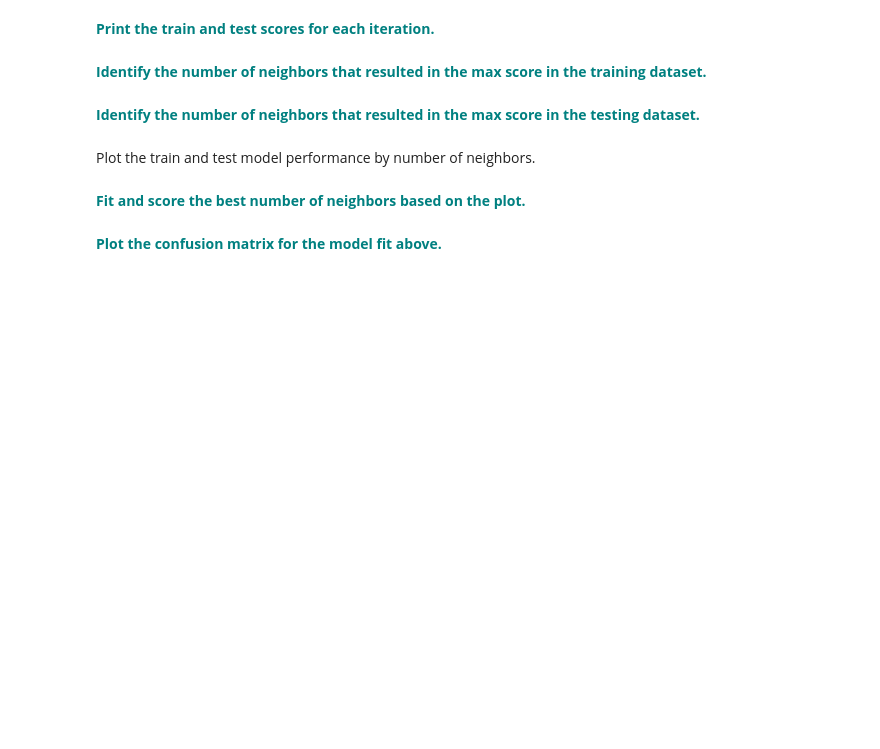
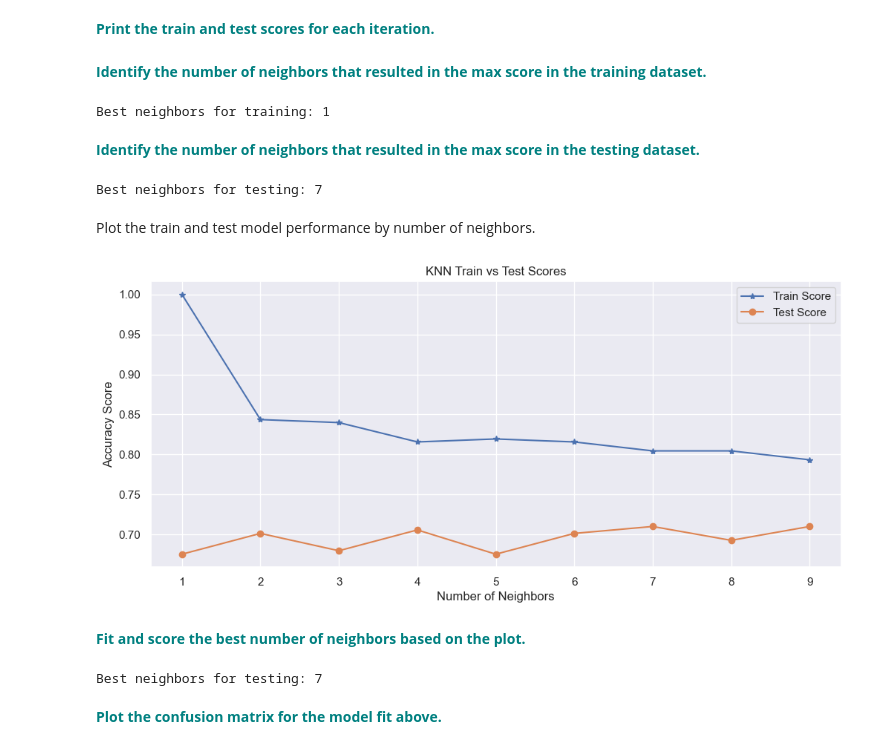
Before and after one commit to sowmyakapula/GridSearchHyperparameterOptimization, a Jupyter notebook: GridSearchKNN_Case_Study.ipynb, the cells around one changed output. Cells and saved outputs as stored; diff of their text form; code cells hidden in the pictures; blank space fills up the shorter version.

```diff
--- a/GridSearchKNN_Case_Study.ipynb
+++ b/GridSearchKNN_Case_Study.ipynb
@@ -130,6 +130,8 @@ df.hist(figsize=(12,10))
 plt.show()
 # %% [output]
 [figure]
+# %%
+df.fillna(df.median(), inplace=True)
 # %% [markdown]
 #### Plot the correlation matrix heatmap
 # %%
@@ -179,8 +184,10 @@ train_scores = []
 
 for i in range(1,10):
 
-    knn = KNeighborsClassifier(i)
-    knn.fit(X_train,y_train)
+    knn = KNeighborsClassifier(n_neighbors=i)
 
-    train_scores.append(knn.score(X_train,y_train))
-    test_scores.append(knn.score(X_test,y_test))
+    knn.fit(X_train, y_train)
+
+    train_scores.append(knn.score(X_train, y_train))
+
+    test_scores.append(knn.score(X_test, y_test))
@@ -190,25 +194,17 @@ KNeighborsClassifier does not accept missing values encoded as NaN natively. For
 # %% [markdown]
 **<font color='teal'> Print the train and test scores for each iteration.</font>**
 # %%
-from sklearn.neighbors import KNeighborsClassifier
-
-neighbors = range(1,50)
-
 train_scores = []
 test_scores = []
 
-for k in neighbors:
+for i in range(1,10):
 
-    knn = KNeighborsClassifier(n_neighbors=k)
+    knn = KNeighborsClassifier(n_neighbors=i)
 
-    knn.fit(X_train_scaled, y_train)
+    knn.fit(X_train, y_train)
 
-    train_scores.append(knn.score(X_train_scaled, y_train))
-    test_scores.append(knn.score(X_test_scaled, y_test))
-
-    print("Neighbors:", k,
-          "Train Score:", knn.score(X_train_scaled, y_train),
-          "Test Score:", knn.score(X_test_scaled, y_test))
+    train_scores.append(knn.score(X_train, y_train))
+    test_scores.append(knn.score(X_test, y_test))
 # %% [markdown]
 **<font color='teal'> Identify the number of neighbors that resulted in the max score in the training dataset. </font>**
 # %%
@@ -219,6 +215,8 @@ train_index = train_scores.index(max_train_score)
 best_train_neighbors = neighbors[train_index]
 
 print("Best neighbors for training:", best_train_neighbors)
+# %% [output]
+Best neighbors for training: 1
 # %% [markdown]
 **<font color='teal'> Identify the number of neighbors that resulted in the max score in the testing dataset. </font>**
 # %%
@@ -229,12 +227,24 @@ test_index = test_scores.index(max_test_score)
 best_test_neighbors = neighbors[test_index]
 
 print("Best neighbors for testing:", best_test_neighbors)
+# %% [output]
+Best neighbors for testing: 7
 # %% [markdown]
 Plot the train and test model performance by number of neighbors.
 # %%
 plt.figure(figsize=(12,5))
-p = sns.lineplot(range(1,10),train_scores,marker='*',label='Train Score')
-p = sns.lineplot(range(1,10),test_scores,marker='o',label='Test Score')
+
+plt.plot(range(1,10), train_scores, marker='*', label='Train Score')
+plt.plot(range(1,10), test_scores, marker='o', label='Test Score')
+
+plt.xlabel("Number of Neighbors")
+plt.ylabel("Accuracy Score")
+plt.title("KNN Train vs Test Scores")
+
+plt.legend()
+plt.show()
+# %% [output]
+[figure, added]
 # %% [markdown]
 **<font color='teal'> Fit and score the best number of neighbors based on the plot. </font>**
 # %%
@@ -245,6 +255,8 @@ test_index = test_scores.index(max_test_score)
 best_test_neighbors = neighbors[test_index]
 
 print("Best neighbors for testing:", best_test_neighbors)
+# %% [output]
+Best neighbors for testing: 7
 # %%
 from sklearn.metrics import confusion_matrix
 y_pred = knn.predict(X_test)
```
Also changed, not shown: parts of 9 cells of this notebook.
